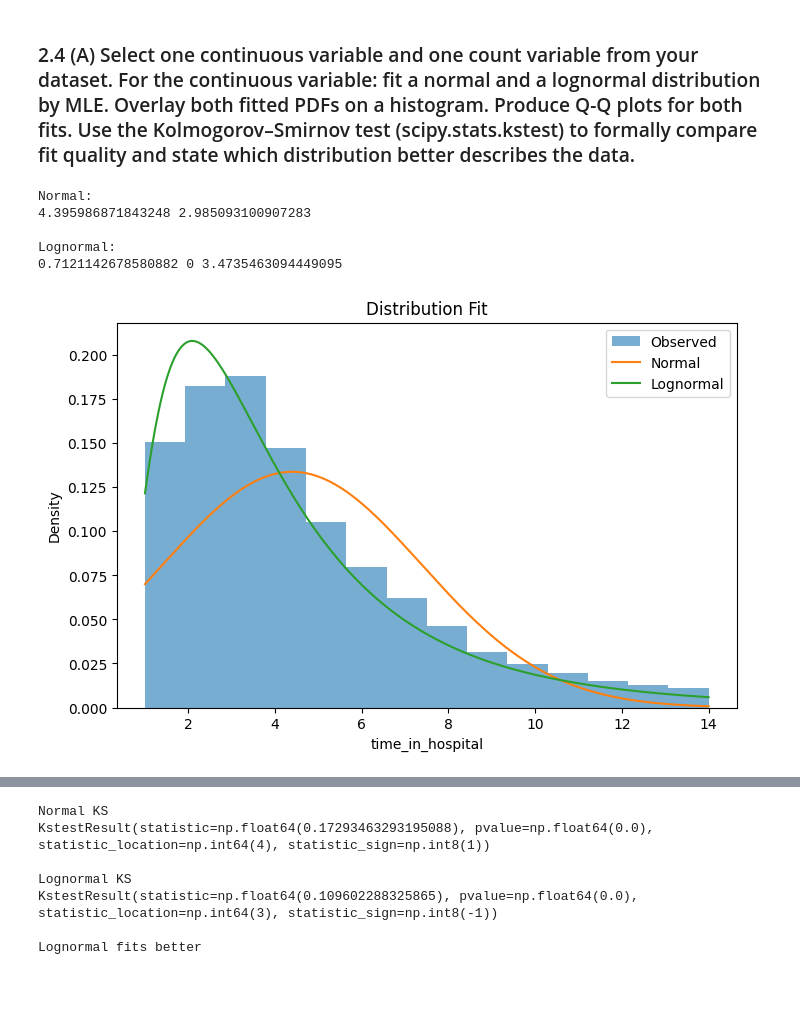
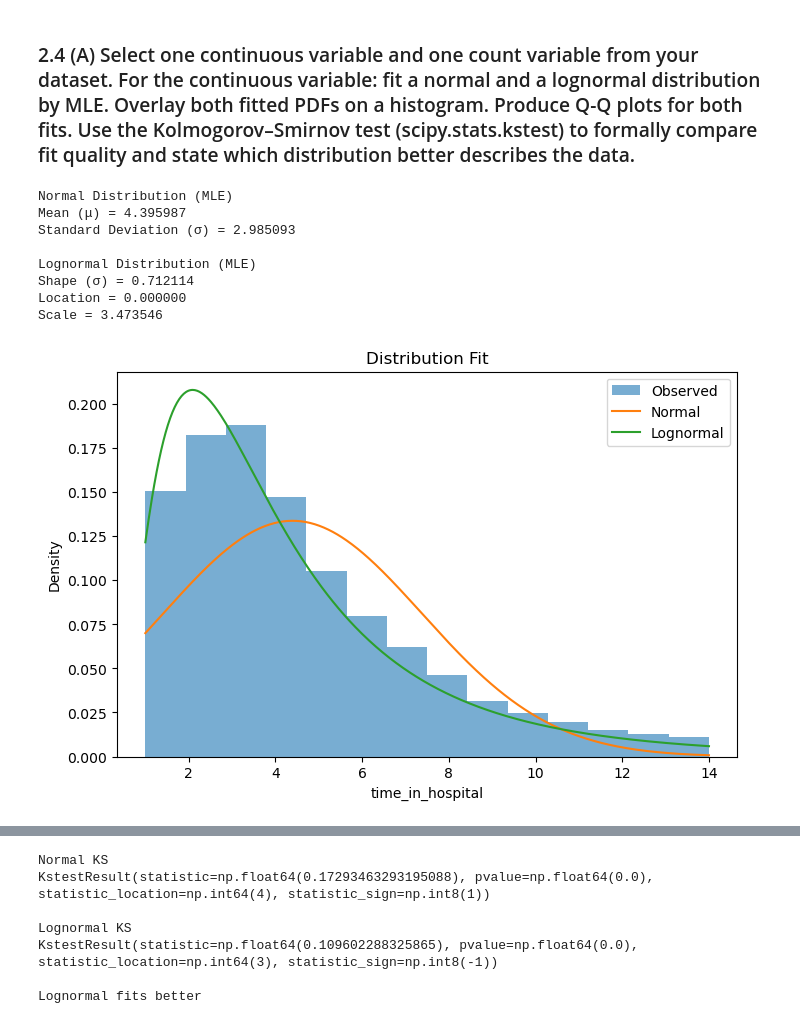
Before and after one commit to unluckytau/WQD7013-Final-Project, a Jupyter notebook: WQD7013_FINALPROJECT.ipynb, the cells around one changed output, grey strips where cells are left out. Cells and saved outputs as stored; diff of their text form; code cells hidden in the pictures; blank space fills up the shorter version.

```diff
--- a/WQD7013_FINALPROJECT.ipynb
+++ b/WQD7013_FINALPROJECT.ipynb
@@ -1085,14 +1124,19 @@ dof = 5
 # normal and a lognormal distribution by MLE
 import scipy.stats as stats
 x = df_part2['time_in_hospital'].dropna()
+#Fit Normal Distribution using MLE
 mu_norm, sigma_norm = stats.norm.fit(x)
-shape_lognorm, loc_lognorm, scale_lognorm = stats.lognorm.fit(x, floc=0)
-print("Normal:")
-print(mu_norm, sigma_norm)
-print("\nLognormal:")
-print(shape_lognorm,
-      loc_lognorm,
-      scale_lognorm)
+print("Normal Distribution (MLE)")
+print(f"Mean (μ) = {mu_norm:.6f}")
+print(f"Standard Deviation (σ) = {sigma_norm:.6f}")
+
+# Fit Lognormal Distribution using MLE
+shape_lognorm, loc_lognorm, scale_lognorm = stats.lognorm.fit(x, floc=0) #Force location = 0 because hospital stay cannot be negative
+print("\nLognormal Distribution (MLE)")
+print(f"Shape (σ) = {shape_lognorm:.6f}")
+print(f"Location = {loc_lognorm:.6f}")
+print(f"Scale = {scale_lognorm:.6f}")
+
 # Overlay both fitted PDFs on a histogram
 plt.figure(figsize=(8,5))
 plt.hist(
@@ -1101,40 +1145,48 @@ plt.hist(
     density=True,
     alpha=0.6,
     label='Observed')
+#x-values for plotting fitted PDFs
 xs = np.linspace(
     x.min(),
     x.max(),
     500)
+
+# Normal PDF
 plt.plot(
     xs,
     stats.norm.pdf(
         xs,
         mu_norm,
         sigma_norm
     ),
     label='Normal')
+
+# Lognormal PDF
 plt.plot(
     xs,
     stats.lognorm.pdf(
         xs,
         shape_lognorm,
         loc_lognorm,
         scale_lognorm
     ),
     label='Lognormal')
+
 plt.xlabel("time_in_hospital")
 plt.ylabel("Density")
 plt.title("Distribution Fit")
 plt.legend()
 plt.show()
-#Kolmogorov–Smirnov test
 # %% [output]
-Normal:
-4.395986871843248 2.985093100907283
+Normal Distribution (MLE)
+Mean (μ) = 4.395987
+Standard Deviation (σ) = 2.985093
 
-Lognormal:
-0.7121142678580882 0 3.4735463094449095
+Lognormal Distribution (MLE)
+Shape (σ) = 0.712114
+Location = 0.000000
+Scale = 3.473546
-[figure, old version]
+[figure, new version]
 # %%
 # Q-Q plots for both fits
 fig, axes = plt.subplots(1, 2, figsize=(12, 5))
```
Also changed, not shown: parts of 23 cells of this notebook.
